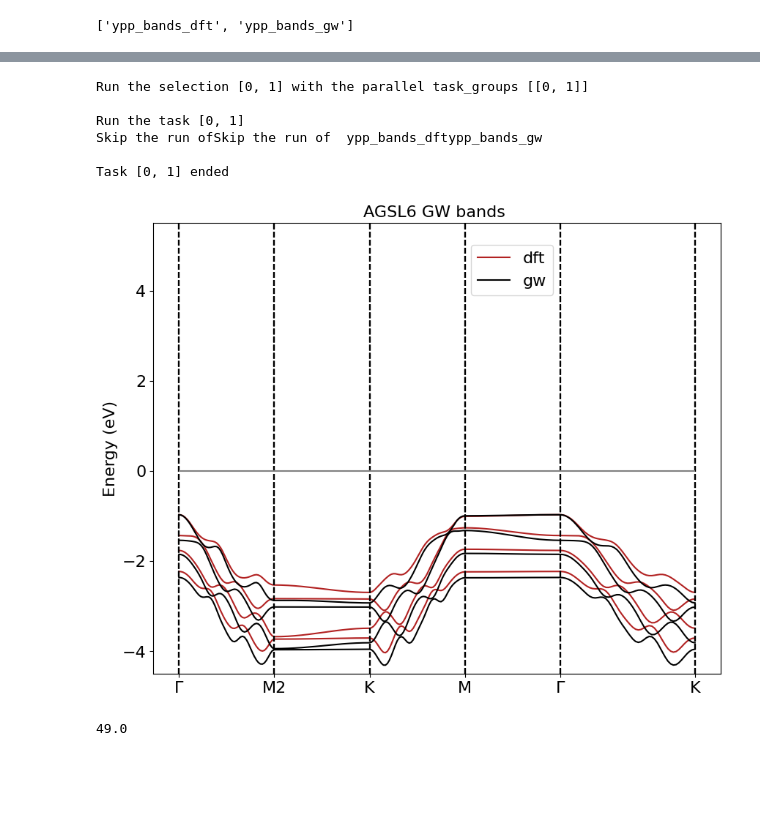
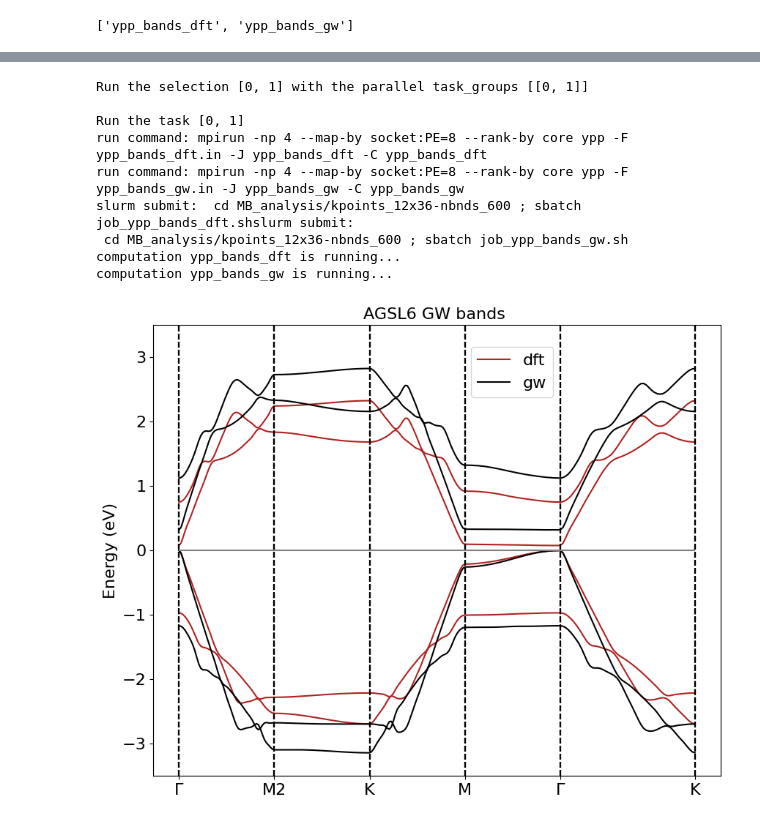
Before and after one commit to marcodalessandro76/AGSL5, a Jupyter notebook: n_6/GW_Analysis.ipynb, the cells around one changed output, grey strips where cells are left out. Cells and saved outputs as stored; diff of their text form; code cells hidden in the pictures; blank space fills up the shorter version.

```diff
--- a/n_6/GW_Analysis.ipynb
+++ b/n_6/GW_Analysis.ipynb
@@ -881,7 +902,7 @@ ndbQP = 'pp-allBZ-ngsblkxp_6.0-bndsrnxp_500-gbndrnge_600-Gterm/ndb.QP'
 # %%
-kpoints = '8x24'
+kpoints = '12x36'
 run_dir=os.path.join('MB_analysis',ksamplings[kpoints]['folder'])
-start_band,stop_band = 45,48
+start_band,stop_band = 48,51
 bands_step = 50
 
 # cryst  coords
@@ -927,27 +966,26 @@ results = study.run()
 Run the selection [0, 1] with the parallel task_groups [[0, 1]]
 
 Run the task [0, 1]
-Skip the run ofSkip the run of  ypp_bands_dftypp_bands_gw
-
-Task [0, 1] ended
+run command: mpirun -np 4 --map-by socket:PE=8 --rank-by core ypp -F ypp_bands_dft.in -J ypp_bands_dft -C ypp_bands_dft
+run command: mpirun -np 4 --map-by socket:PE=8 --rank-by core ypp -F ypp_bands_gw.in -J ypp_bands_gw -C ypp_bands_gw
+slurm submit:  cd MB_analysis/kpoints_12x36-nbnds_600 ; sbatch job_ypp_bands_dft.shslurm submit:
+ cd MB_analysis/kpoints_12x36-nbnds_600 ; sbatch job_ypp_bands_gw.sh
+computation ypp_bands_dft is running...
+computation ypp_bands_gw is running...
 # %%
 bands_gw = U.BandStructure.from_Ypp(results[1],high_sym,suffix='bands_interpolated')
 bands_dft = U.BandStructure.from_Ypp(results[0],high_sym,suffix='bands_interpolated')
 # %%
 fig, ax1 = plt.subplots(figsize=(10,8))
 bands_dft.plot(plt,axes=ax1,selection=[0],linestyle='-',label='dft',c='firebrick')
 bands_dft.plot(plt,axes=ax1,selection=[1,2,3],linestyle='-',c='firebrick')
 bands_gw.plot(plt,axes=ax1,selection=[0],linestyle='-',label='gw',c='black')
 bands_gw.plot(plt,axes=ax1,selection=[1,2,3],linestyle='-',c='black')
 ax1.hlines(0.,0.,2.707,linestyles='-',color='gray')
-ax1.set_ylim(-4.5,5.5)
+ax1.set_ylim(-3.5,3.5)
 ax1.set_ylabel('Energy (eV)',size=16)
 ax1.set_title('AGSL6 GW bands ',size=16)
 ax1.legend(loc=(0.56,0.84),fontsize=16,frameon=True)
 ax1.tick_params(axis='both', which='major', labelsize=16)
 # %% [output]
-[figure, old version]
+[figure, new version]
-# %%
-98/2
-# %% [output]
-49.0
```
Also changed, not shown: parts of 45 cells of this notebook, 1 other file.
